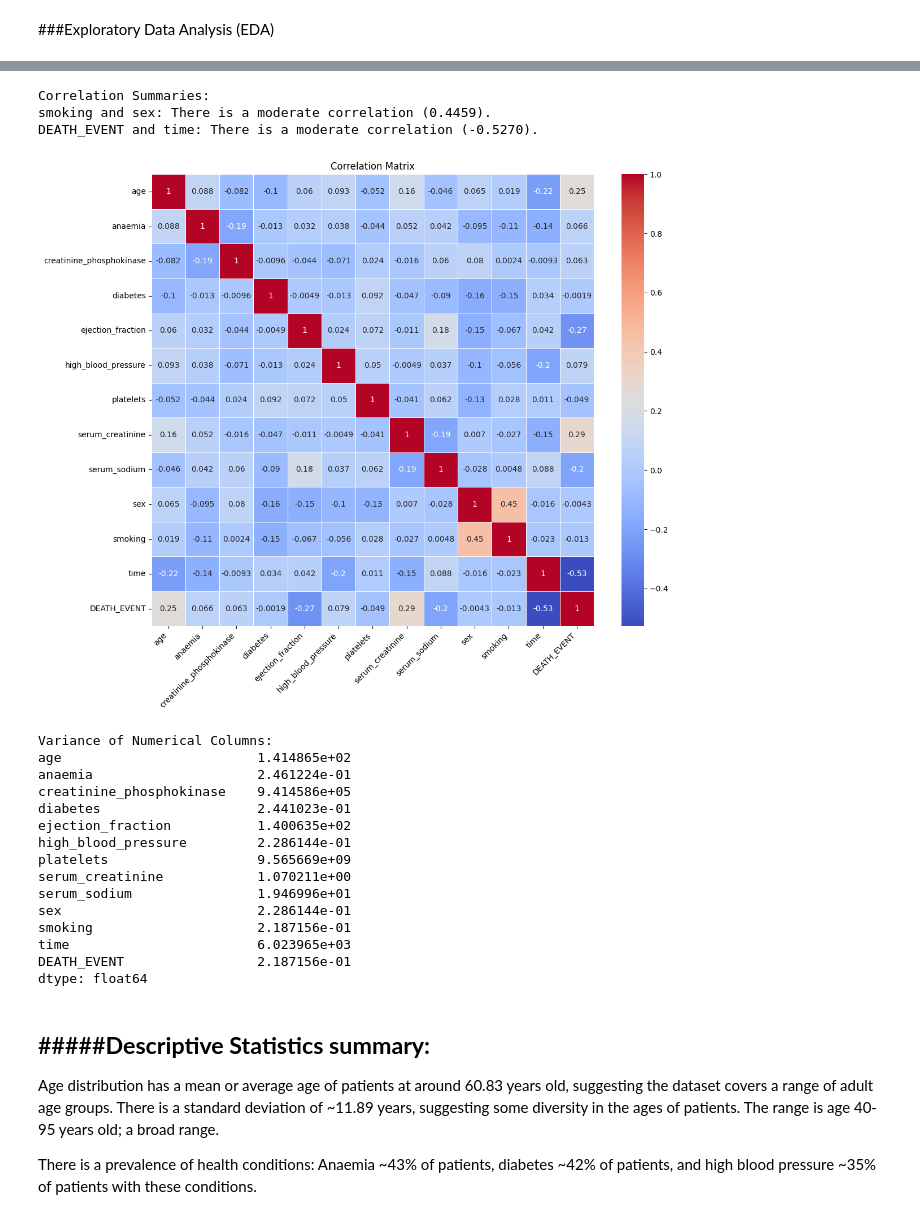
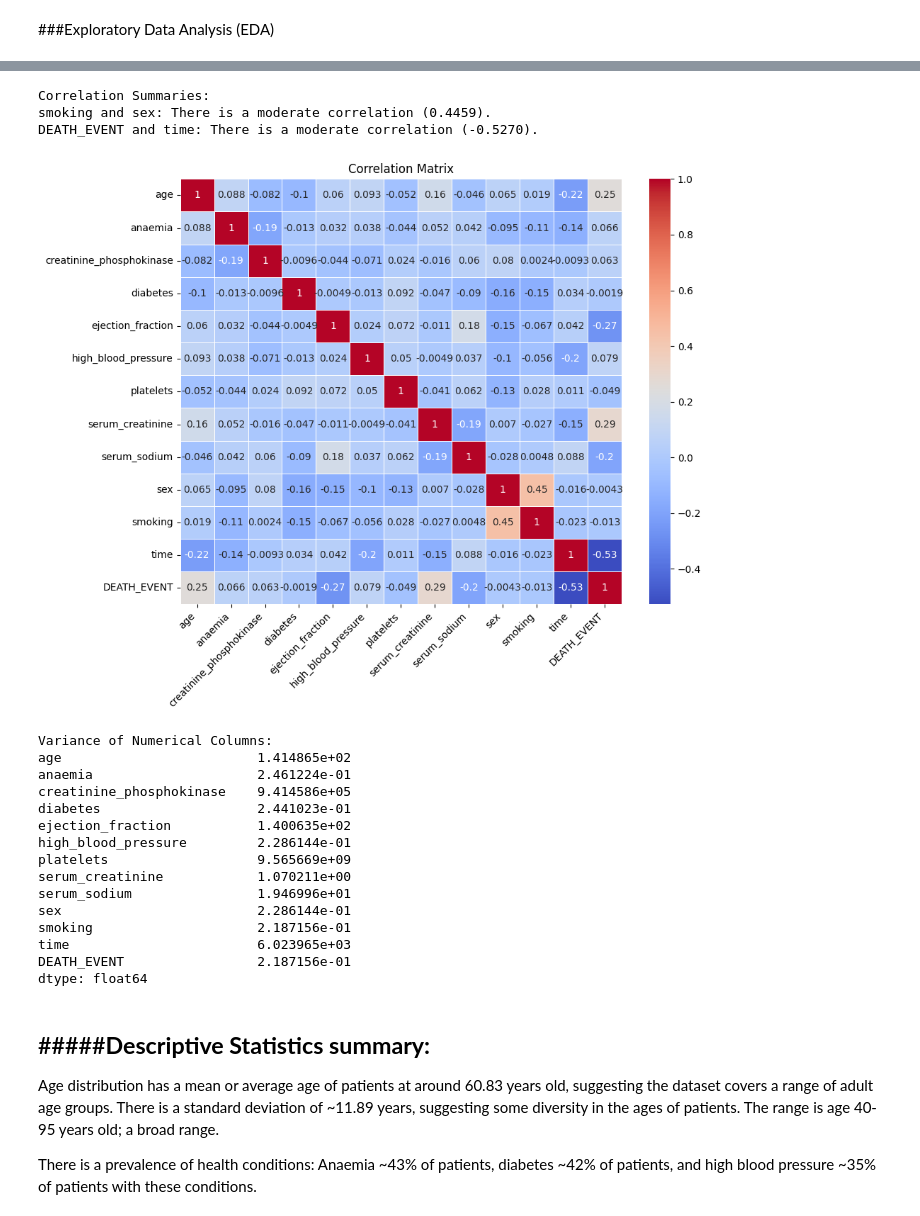
Before and after one commit to klbailey/ADA, a Jupyter notebook: Healthcare_and_Medical_Research_Final_Project.ipynb, the cells around one changed output, grey strips where cells are left out. Drawn from its saved outputs; the diff is of its cells as text; code cells hidden in the pictures.

```diff
--- a/Healthcare_and_Medical_Research_Final_Project.ipynb
+++ b/Healthcare_and_Medical_Research_Final_Project.ipynb
@@ -152,41 +155,41 @@ def summarize_correlations(corr_matrix):
 summarize_correlations(corr_matrix)
 
 # Visualize correlation matrix as heatmap
-plt.figure(figsize=(12, 10))
+plt.figure(figsize=(10, 8))
 sns.heatmap(corr_matrix, annot=True, cmap='coolwarm', linewidths=0.5)
 plt.title('Correlation Matrix')
 plt.xticks(rotation=45, ha='right')
 plt.tight_layout()
 plt.show()
 print()
 
 # Calculate variance for numerical columns
 print("Variance of Numerical Columns:")
 variances = df[numerical_cols].var()
 print(variances)
 # %% [output]
 Dataframe Information:
 <class 'pandas.core.frame.DataFrame'>
 RangeIndex: 299 entries, 0 to 298
 Data columns (total 13 columns):
  #   Column                    Non-Null Count  Dtype
 ---  ------                    --------------  -----
  0   age                       299 non-null    float64
  1   anaemia                   299 non-null    int64
  2   creatinine_phosphokinase  299 non-null    int64
  3   diabetes                  299 non-null    int64
  4   ejection_fraction         299 non-null    int64
  5   high_blood_pressure       299 non-null    int64
 ... (61 lines left out)
 valid cases. It may also ensure that the future model accounts for any possible scenarious including extreme cases.
 
 
 Histograms:
 [figure]
 Correlation Summaries:
 smoking and sex: There is a moderate correlation (0.4459).
 DEATH_EVENT and time: There is a moderate correlation (-0.5270).
-[figure, old version]
+[figure, new version]
 Variance of Numerical Columns:
 age                         1.414865e+02
 anaemia                     2.461224e-01
```
Also changed, not shown: parts of 2 cells of this notebook.
